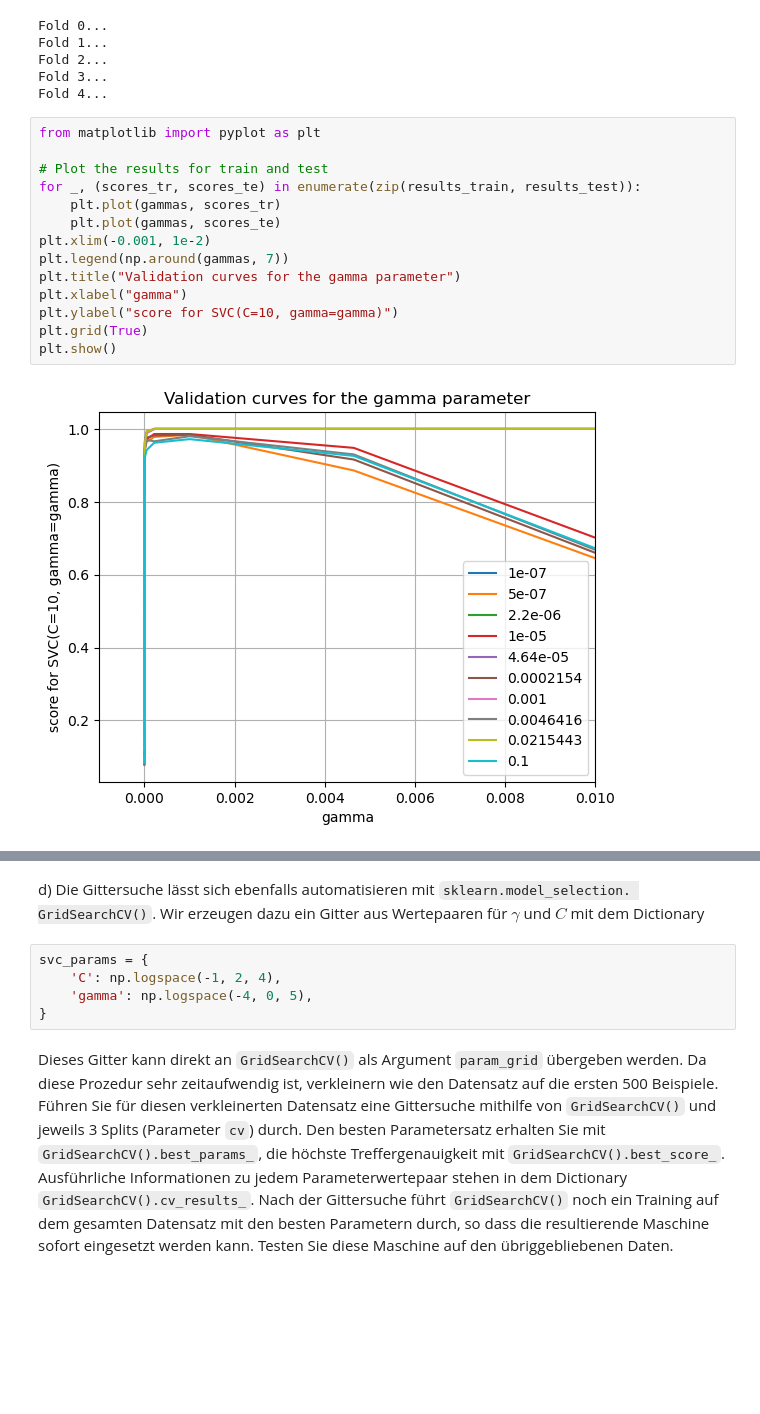
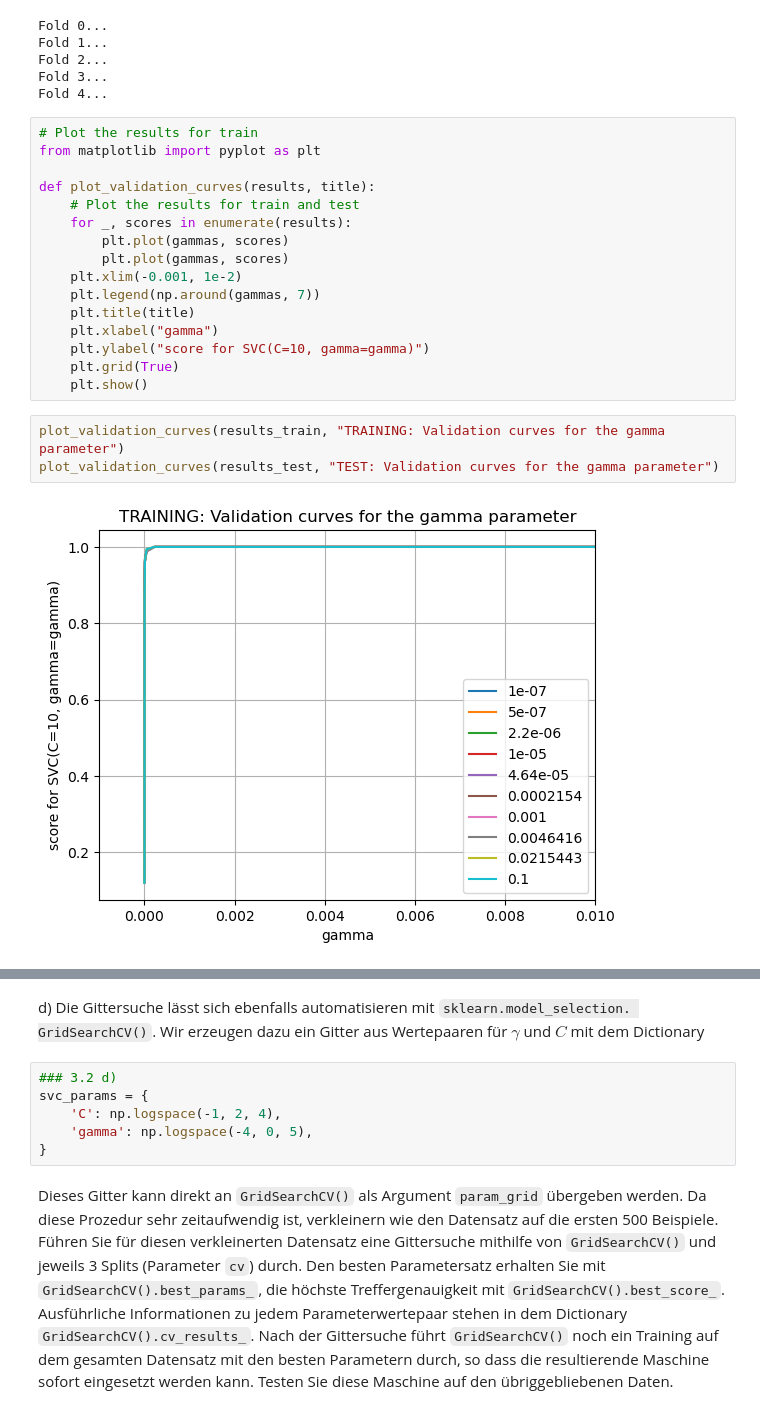
Before and after one commit to TypMitSchnurrbart/ws24_machine_learning, a Jupyter notebook: Aufgabe3/Aufgabe3.2.ipynb, the cells around one changed output, grey strips where cells are left out. Cells and saved outputs as stored; diff of their text form; blank space fills up the shorter version.

```diff
--- a/Aufgabe3/Aufgabe3.2.ipynb
+++ b/Aufgabe3/Aufgabe3.2.ipynb
@@ -108,19 +108,24 @@ Fold 1...
 Fold 2...
 Fold 3...
 Fold 4...
+# %%
+# Plot the results for train
+from matplotlib import pyplot as plt
+
+def plot_validation_curves(results, title):
+    # Plot the results for train and test
+    for _, scores in enumerate(results):
+        plt.plot(gammas, scores)
+        plt.plot(gammas, scores)
+    plt.xlim(-0.001, 1e-2)
+    plt.legend(np.around(gammas, 7))
+    plt.title(title)
+    plt.xlabel("gamma")
+    plt.ylabel("score for SVC(C=10, gamma=gamma)")
+    plt.grid(True)
+    plt.show()
 # %%
-from matplotlib import pyplot as plt
-
-# Plot the results for train and test
-for _, (scores_tr, scores_te) in enumerate(zip(results_train, results_test)):
-    plt.plot(gammas, scores_tr)
-    plt.plot(gammas, scores_te)
-plt.xlim(-0.001, 1e-2)
-plt.legend(np.around(gammas, 7))
-plt.title("Validation curves for the gamma parameter")
-plt.xlabel("gamma")
-plt.ylabel("score for SVC(C=10, gamma=gamma)")
-plt.grid(True)
-plt.show()
+plot_validation_curves(results_train, "TRAINING: Validation curves for the gamma parameter")
+plot_validation_curves(results_test, "TEST: Validation curves for the gamma parameter")
 # %% [output]
-[figure, old version]
+[figure, new version]
@@ -127,6 +133,7 @@ plt.show()
 # %% [markdown]
 d) Die Gittersuche lässt sich ebenfalls automatisieren mit `sklearn.model_selection. GridSearchCV()`. Wir erzeugen dazu ein Gitter aus Wertepaaren für $\gamma$ und $C$ mit dem Dictionary
 # %%
+### 3.2 d)
 svc_params = {
     'C': np.logspace(-1, 2, 4),
     'gamma': np.logspace(-4, 0, 5),
```
Also changed, not shown: parts of 4 cells of this notebook.
